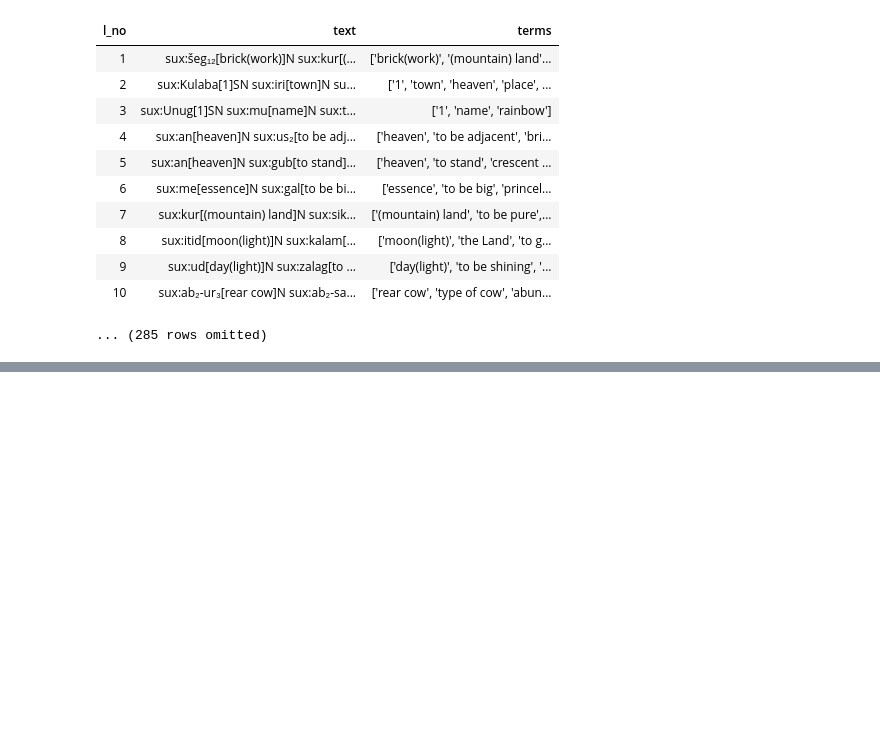
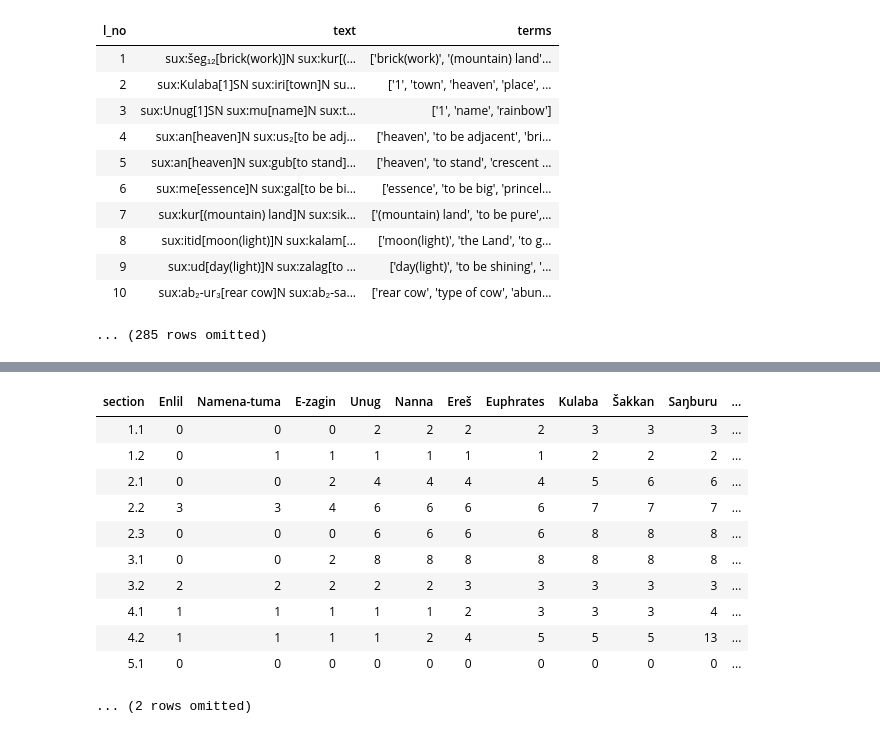
Before and after one commit to BIDS-projects/modules, a Jupyter notebook: digital-assyriology/Digital-Assyriology.ipynb, the cells around one changed output, grey strips where cells are left out. Cells and saved outputs as stored; diff of their text form; code cells hidden in the pictures; blank space fills up the shorter version.

```diff
--- a/digital-assyriology/Digital-Assyriology.ipynb
+++ b/digital-assyriology/Digital-Assyriology.ipynb
@@ -78,6 +78,6 @@ for i in range(Enmerkar_table.num_rows):
 # %%
-Enmerkar_table = Enmerkar_table.with_column('terms', line_table)
-Enmerkar_table
+Enmerkar_terms = Enmerkar_table.with_column('terms', line_table)
+Enmerkar_terms
 # %% [output]
 | l_no | text | terms |
 | 1 | sux:šeg₁₂[brick(work)]N sux:kur[(... | ['brick(work)', '(mountain) land'... |
@@ -114,0 +244,28 @@ Enmerkar_table.drop('text')
+# %%
+from collections import Counter
+proper_nouns_list = set(list_flattening(Enmerkar_graph.column('proper nouns')))
+
+rows = []
+for i in np.arange(0, Enmerkar_graph.num_rows):
+    counts = []
+    for noun in proper_nouns_list:
+        counts.append(Enmerkar_graph['proper nouns'][i].count(noun))
+    rows.append(list(np.array(counts).cumsum()))
+
+Enmerkar_plot = Table(proper_nouns_list).with_rows(rows)
+Enmerkar_plot.append_column('section', Enmerkar_graph.column('section'))
+Enmerkar_plot.move_to_start('section')
+Enmerkar_plot
+# %% [output]
+| section | Enlil | Namena-tuma | E-zagin | Unug | Nanna | Ereš | Euphrates | Kulaba | Šakkan | Saŋburu | ... |
+| 1.1 | 0 | 0 | 0 | 2 | 2 | 2 | 2 | 3 | 3 | 3 | ... |
+| 1.2 | 0 | 1 | 1 | 1 | 1 | 1 | 1 | 2 | 2 | 2 | ... |
+| 2.1 | 0 | 0 | 2 | 4 | 4 | 4 | 4 | 5 | 6 | 6 | ... |
+| 2.2 | 3 | 3 | 4 | 6 | 6 | 6 | 6 | 7 | 7 | 7 | ... |
+| 2.3 | 0 | 0 | 0 | 6 | 6 | 6 | 6 | 8 | 8 | 8 | ... |
+| 3.1 | 0 | 0 | 2 | 8 | 8 | 8 | 8 | 8 | 8 | 8 | ... |
+| 3.2 | 2 | 2 | 2 | 2 | 2 | 3 | 3 | 3 | 3 | 3 | ... |
+| 4.1 | 1 | 1 | 1 | 1 | 1 | 2 | 3 | 3 | 3 | 4 | ... |
+| 4.2 | 1 | 1 | 1 | 1 | 2 | 4 | 5 | 5 | 5 | 13 | ... |
+| 5.1 | 0 | 0 | 0 | 0 | 0 | 0 | 0 | 0 | 0 | 0 | ... |
+... (2 rows omitted)
```
Also changed, not shown: parts of 11 cells of this notebook, 1 other file.
